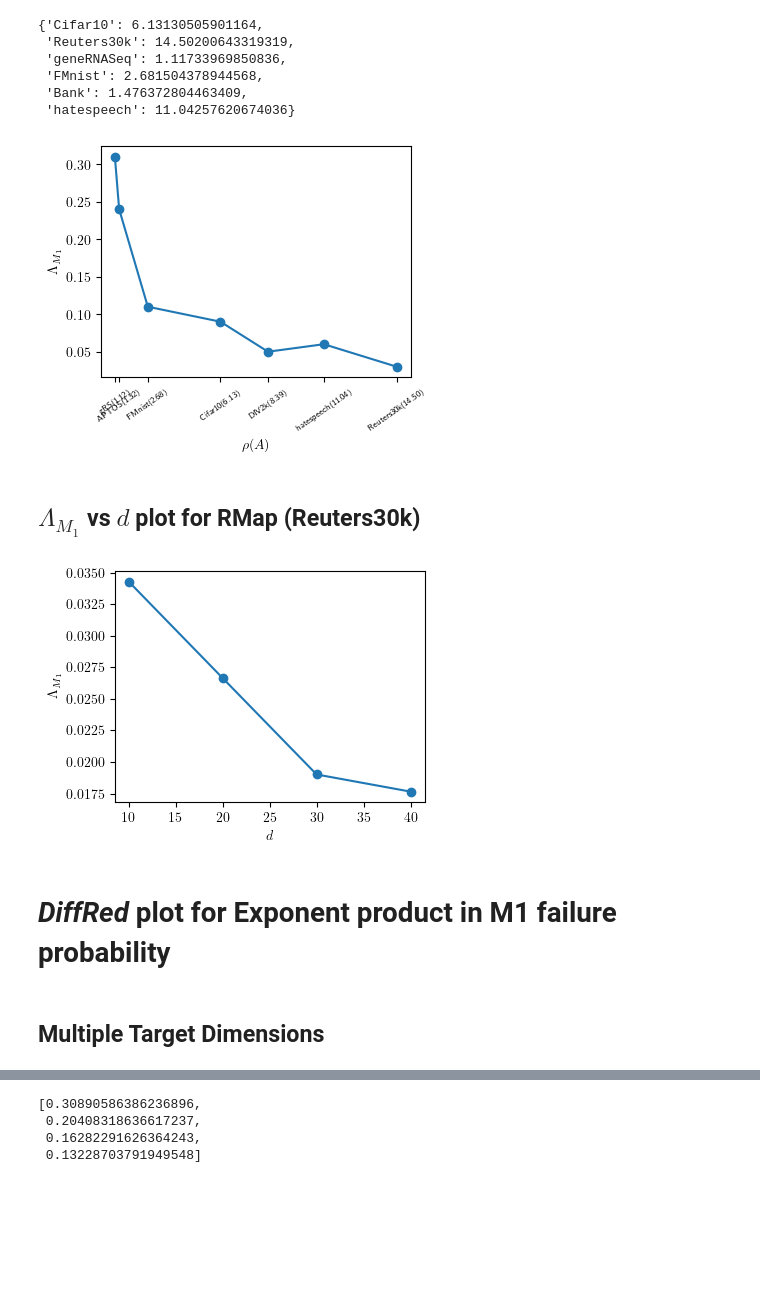
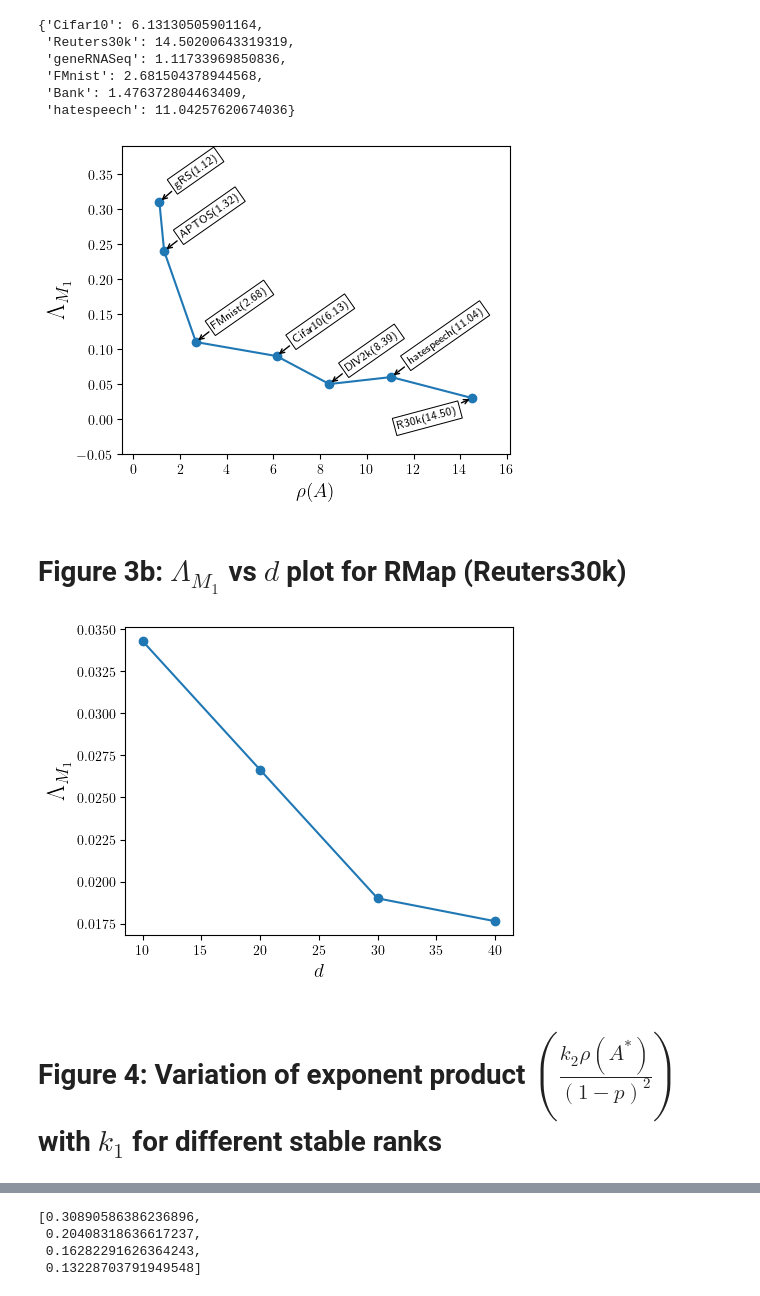
Before and after one commit to S3-Lab-IIT/DiffRed, a Jupyter notebook: Experiments/dimensionality_reduction_metrics/make_plots.ipynb, the cells around one changed output, grey strips where cells are left out. Saved outputs shown, nothing was run; the diff lists cells and outputs as text; code cells hidden in the pictures; blank space fills up the shorter version.

Commit message:
Added paper plots

```diff
--- a/Experiments/dimensionality_reduction_metrics/make_plots.ipynb
+++ b/Experiments/dimensionality_reduction_metrics/make_plots.ipynb
@@ -6,6 +7,8 @@ import matplotlib.pyplot as plt
 import matplotlib.cm as cm
 from matplotlib.ticker import MaxNLocator
 plt.rcParams['text.usetex'] = True
+# %%
+FIGSIZE=(5,4)
 # %%
 UTILS={
     "COMP_RES": './results/compiled_results/',
@@ -232,54 +109,73 @@ m1_vals={
 # %%
 x,y,x_labels=[],[],[]
 
 for key in m1_vals.keys():
     x.append(stable_ranks[key])
     y.append(m1_vals[key])
     if key=='geneRNASeq':
         x_labels.append(f'gRS({stable_ranks[key]:0.2f})')
+    elif key=='Reuters30k':
+        x_labels.append(f'R30k({stable_ranks[key]:0.2f})')
     else:
         x_labels.append(f'{key}({stable_ranks[key]:0.2f})')
 
 x=np.array(x)
 idx=np.argsort(x)
 x=x[idx]
 y=np.array(y)[idx]
 x_labels=np.array(x_labels)[idx]
-plt.figure(figsize=(4,3))
+plt.figure(figsize=FIGSIZE)
 plt.plot(x,y,marker='o', linestyle='-',markersize=6)
-plt.xlabel(r'$\rho(A)$')
-plt.ylabel(r'$\Lambda_{M_1}$')
-plt.xticks(x,x_labels,rotation=35, fontsize=6)
+plt.xlabel(r'$\rho(A)$', fontsize=14)
+plt.ylabel(r'$\Lambda_{M_1}$', fontsize=18)
+
+bbox_props = dict(boxstyle="square,pad=0.3", fc="w", ec="k", lw=0.72)
+# arrowprops=dict(arrowstyle="->",connectionstyle="angle,angleA=0,angleB=90")
+arrowprops=dict(arrowstyle="->",connectionstyle="arc3,rad=0")
+kw = dict(xycoords='data',textcoords="offset points",
+     arrowprops=arrowprops, bbox=bbox_props, fontsize=8)
+for i, txt in enumerate(x_labels):
+    if txt==f"gRS({stable_ranks['geneRNASeq']:0.2f})":
+        plt.annotate(txt, (x[i],y[i]), xytext=(9,9), rotation= 35, ha='left', va='bottom', **kw)
+    elif txt==f"R30k({stable_ranks['Reuters30k']:0.2f})":
+        plt.annotate(txt, (x[i], y[i]), xytext=(-10,-5), rotation=15, ha='right', va='top', **kw)
+    else:
+        plt.annotate(txt, (x[i], y[i]), xytext=(10, 10), rotation=35,**kw)
+# plt.xticks(x,x_labels, rotation=55, fontsize=10)
+xmin, ymin = np.min(x), np.min(y)
+xmax, ymax = np.max(x), np.max(y)
+xmargin=1.6
+ymargin = 0.08
+plt.xlim(xmin-xmargin, xmax + xmargin)
+plt.ylim(ymin-ymargin, ymax + ymargin)
 plt.show()
 # %% [output]
-[figure, old version]
+[figure, new version]
 # %% [markdown]
-## $\Lambda_{M_1}$ vs $d$ plot for RMap (Reuters30k)
+# Figure 3b: $\Lambda_{M_1}$ vs $d$ plot for RMap (Reuters30k)
 # %%
 DATASET='Reuters30k'
 res_path=os.path.join(UTILS['COMP_RES'],'M1', 'RMap', f'{DATASET}.xlsx')
 result_sheet=pd.read_excel(res_path)
 results=result_sheet.set_index('Target Dimension')['M1'].to_dict()
 # %%
-plt.figure(figsize=(4,3))
+plt.figure(figsize=FIGSIZE)
 x=np.array(list(results.keys()))
 y=np.array(list(results.values()))
 idx=np.argsort(x)
 x=x[idx]
 y=y[idx]
 plt.plot(x,y,marker='o', linestyle='-', markersize=6)
-plt.xlabel(r'$d$')
-plt.ylabel(r'$\Lambda_{M_1}$')
+plt.xlabel(r'$d$', fontsize=14)
+plt.ylabel(r'$\Lambda_{M_1}$', fontsize=18)
 plt.show()
 # %% [output]
-[figure, old version]
+[figure, new version]
-# %% [markdown]
-# _DiffRed_ plot for Exponent product in M1 failure probability
-# %% [markdown]
-## Multiple Target Dimensions
 # %%
 from compute_stable_rank import stable_rank
 from compute_theoretical_opt import calculate_p
+# %% [markdown]
+# Figure 4: Variation of exponent product $\left(\frac{k_2\rho(A^{*})}{(1-p)^2}\right)$ with $k_1$ for different stable ranks
 # %%
 # NOTE: WE have not taken k1=0 because that corresponds to pure RMap. In this section, we're looking only at the product without taking into consideration the Monte-carlo iterations, therefore for this analysis, DiffRed with k1=0 is equivalent to pure RMap.
 DATASETS=['Reuters30k', 'geneRNASeq']
```
Also changed, not shown: parts of 43 cells of this notebook, 1 other file.
